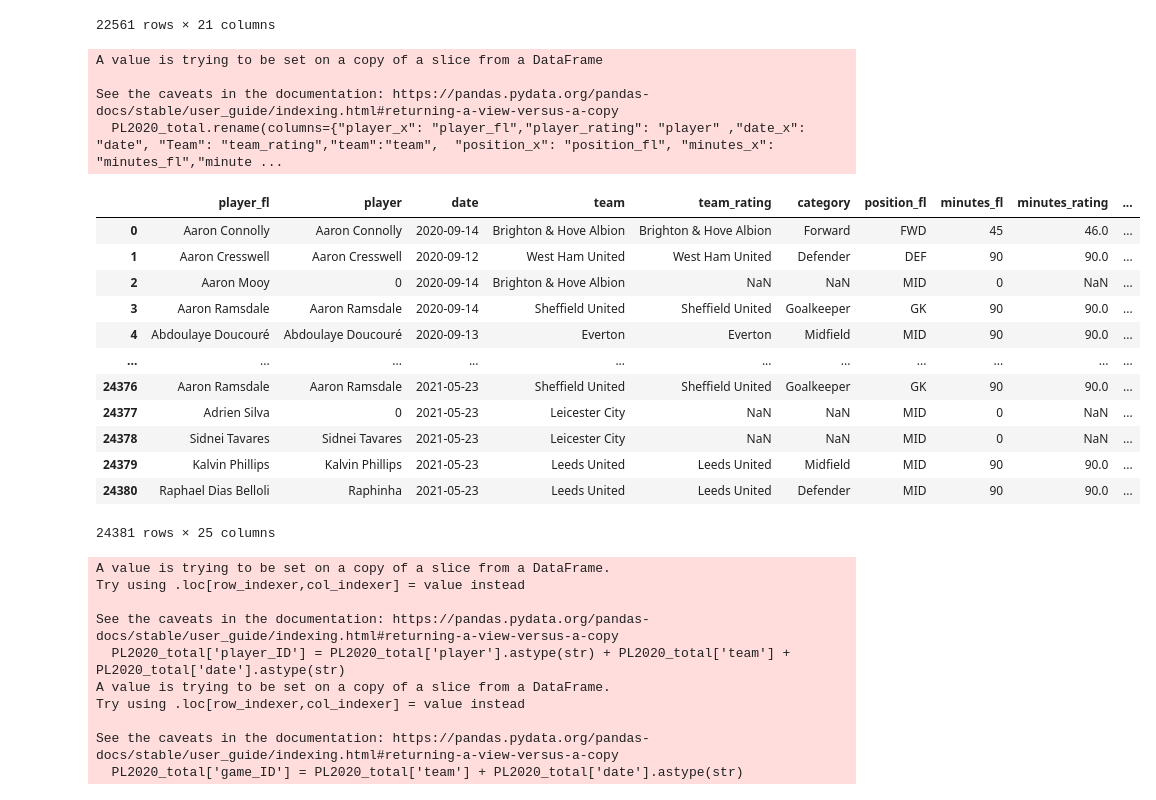
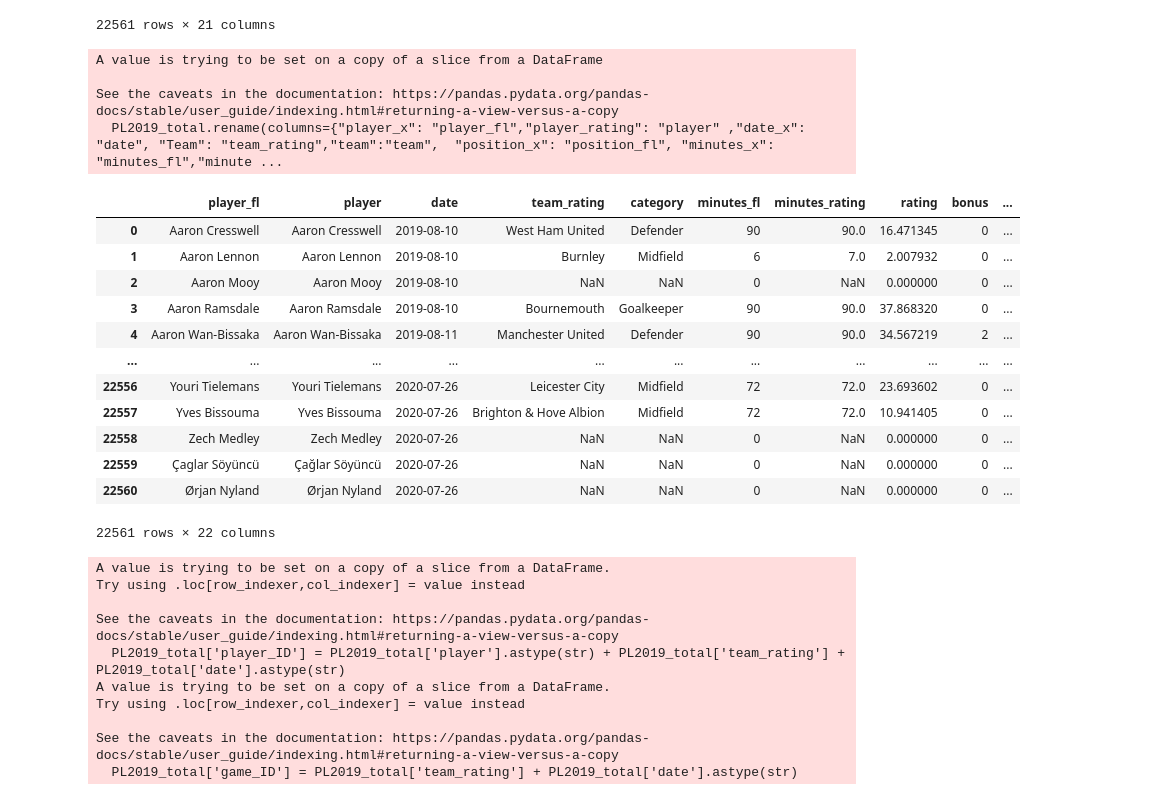
Before and after one commit to Giuliano99/Masterarbeit, a Jupyter notebook: NameMatching.ipynb, the cells around one changed output. Cells and saved outputs as stored; diff of their text form; code cells hidden in the pictures.

```diff
--- a/NameMatching.ipynb
+++ b/NameMatching.ipynb
@@ -341,38 +341,38 @@ PL2019_check
 # %%
 PL2019_matched.to_excel('check_2019.xlsx')
 # %%
-PL2020_total = PL2020_matched[['player_x','player_rating','date_x' ,'team','Team' ,'category','position_x', 'minutes_x' ,'minutes_y','Rating', 'xP', 'bonus', 'bps',  'ict_index', 'influence', 'creativity','threat','total_points', 'transfers_balance', 'transfers_in', 'transfers_out', 'value', 'was_home', 'opponent_team', 'selected' ]]
-PL2020_total.rename(columns={"player_x": "player_fl","player_rating": "player" ,"date_x": "date", "Team": "team_rating","team":"team",  "position_x": "position_fl", "minutes_x": "minutes_fl","minutes_y": "minutes_rating" ,"Rating": "rating"}, inplace=True)
-PL2020_total
+PL2019_total = PL2019_matched[['player_x','player_rating','date_x' ,'Team' ,'category', 'minutes_x' ,'minutes_y','Rating', 'bonus', 'bps',  'ict_index', 'influence', 'creativity','threat','total_points', 'transfers_balance', 'transfers_in', 'transfers_out', 'value', 'was_home', 'opponent_team', 'selected' ]]
+PL2019_total.rename(columns={"player_x": "player_fl","player_rating": "player" ,"date_x": "date", "Team": "team_rating","team":"team",  "position_x": "position_fl", "minutes_x": "minutes_fl","minutes_y": "minutes_rating" ,"Rating": "rating"}, inplace=True)
+PL2019_total
 # %% [output]
 A value is trying to be set on a copy of a slice from a DataFrame
 
 See the caveats in the documentation: https://pandas.pydata.org/pandas-docs/stable/user_guide/indexing.html#returning-a-view-versus-a-copy
-  PL2020_total.rename(columns={"player_x": "player_fl","player_rating": "player" ,"date_x": "date", "Team": "team_rating","team":"team",  "position_x": "position_fl", "minutes_x": "minutes_fl","minute ...
+  PL2019_total.rename(columns={"player_x": "player_fl","player_rating": "player" ,"date_x": "date", "Team": "team_rating","team":"team",  "position_x": "position_fl", "minutes_x": "minutes_fl","minute ...
-|  | player_fl | player | date | team | team_rating | category | position_fl | minutes_fl | minutes_rating | ... |
-| 0 | Aaron Connolly | Aaron Connolly | 2020-09-14 | Brighton & Hove Albion | Brighton & Hove Albion | Forward | FWD | 45 | 46.0 | ... |
-| 1 | Aaron Cresswell | Aaron Cresswell | 2020-09-12 | West Ham United | West Ham United | Defender | DEF | 90 | 90.0 | ... |
-| 2 | Aaron Mooy | 0 | 2020-09-14 | Brighton & Hove Albion | NaN | NaN | MID | 0 | NaN | ... |
-| 3 | Aaron Ramsdale | Aaron Ramsdale | 2020-09-14 | Sheffield United | Sheffield United | Goalkeeper | GK | 90 | 90.0 | ... |
-| 4 | Abdoulaye Doucouré | Abdoulaye Doucouré | 2020-09-13 | Everton | Everton | Midfield | MID | 90 | 90.0 | ... |
+|  | player_fl | player | date | team_rating | category | minutes_fl | minutes_rating | rating | bonus | ... |
+| 0 | Aaron Cresswell | Aaron Cresswell | 2019-08-10 | West Ham United | Defender | 90 | 90.0 | 16.471345 | 0 | ... |
+| 1 | Aaron Lennon | Aaron Lennon | 2019-08-10 | Burnley | Midfield | 6 | 7.0 | 2.007932 | 0 | ... |
+| 2 | Aaron Mooy | Aaron Mooy | 2019-08-10 | NaN | NaN | 0 | NaN | 0.000000 | 0 | ... |
+| 3 | Aaron Ramsdale | Aaron Ramsdale | 2019-08-10 | Bournemouth | Goalkeeper | 90 | 90.0 | 37.868320 | 0 | ... |
+| 4 | Aaron Wan-Bissaka | Aaron Wan-Bissaka | 2019-08-11 | Manchester United | Defender | 90 | 90.0 | 34.567219 | 2 | ... |
 | ... | ... | ... | ... | ... | ... | ... | ... | ... | ... | ... |
-| 24376 | Aaron Ramsdale | Aaron Ramsdale | 2021-05-23 | Sheffield United | Sheffield United | Goalkeeper | GK | 90 | 90.0 | ... |
-| 24377 | Adrien Silva | 0 | 2021-05-23 | Leicester City | NaN | NaN | MID | 0 | NaN | ... |
-| 24378 | Sidnei Tavares | Sidnei Tavares | 2021-05-23 | Leicester City | NaN | NaN | MID | 0 | NaN | ... |
-| 24379 | Kalvin Phillips | Kalvin Phillips | 2021-05-23 | Leeds United | Leeds United | Midfield | MID | 90 | 90.0 | ... |
-| 24380 | Raphael Dias Belloli | Raphinha | 2021-05-23 | Leeds United | Leeds United | Defender | MID | 90 | 90.0 | ... |
+| 22556 | Youri Tielemans | Youri Tielemans | 2020-07-26 | Leicester City | Midfield | 72 | 72.0 | 23.693602 | 0 | ... |
+| 22557 | Yves Bissouma | Yves Bissouma | 2020-07-26 | Brighton & Hove Albion | Midfield | 72 | 72.0 | 10.941405 | 0 | ... |
+| 22558 | Zech Medley | Zech Medley | 2020-07-26 | NaN | NaN | 0 | NaN | 0.000000 | 0 | ... |
+| 22559 | Çaglar Söyüncü | Çağlar Söyüncü | 2020-07-26 | NaN | NaN | 0 | NaN | 0.000000 | 0 | ... |
+| 22560 | Ørjan Nyland | Ørjan Nyland | 2020-07-26 | NaN | NaN | 0 | NaN | 0.000000 | 0 | ... |
-24381 rows × 25 columns
+22561 rows × 22 columns
 # %%
-PL2020_total['player_ID'] = PL2020_total['player'].astype(str) + PL2020_total['team'] + PL2020_total['date'].astype(str)
-PL2020_total['game_ID'] = PL2020_total['team'] + PL2020_total['date'].astype(str)
+PL2019_total['player_ID'] = PL2019_total['player'].astype(str) + PL2019_total['team_rating'] + PL2019_total['date'].astype(str)
+PL2019_total['game_ID'] = PL2019_total['team_rating'] + PL2019_total['date'].astype(str)
 # %% [output]
 A value is trying to be set on a copy of a slice from a DataFrame.
 Try using .loc[row_indexer,col_indexer] = value instead
 
 See the caveats in the documentation: https://pandas.pydata.org/pandas-docs/stable/user_guide/indexing.html#returning-a-view-versus-a-copy
-  PL2020_total['player_ID'] = PL2020_total['player'].astype(str) + PL2020_total['team'] + PL2020_total['date'].astype(str)
+  PL2019_total['player_ID'] = PL2019_total['player'].astype(str) + PL2019_total['team_rating'] + PL2019_total['date'].astype(str)
 A value is trying to be set on a copy of a slice from a DataFrame.
 Try using .loc[row_indexer,col_indexer] = value instead
 
 See the caveats in the documentation: https://pandas.pydata.org/pandas-docs/stable/user_guide/indexing.html#returning-a-view-versus-a-copy
-  PL2020_total['game_ID'] = PL2020_total['team'] + PL2020_total['date'].astype(str)
+  PL2019_total['game_ID'] = PL2019_total['team_rating'] + PL2019_total['date'].astype(str)
```
Also changed, not shown: parts of 3 cells of this notebook, 1 other file.
